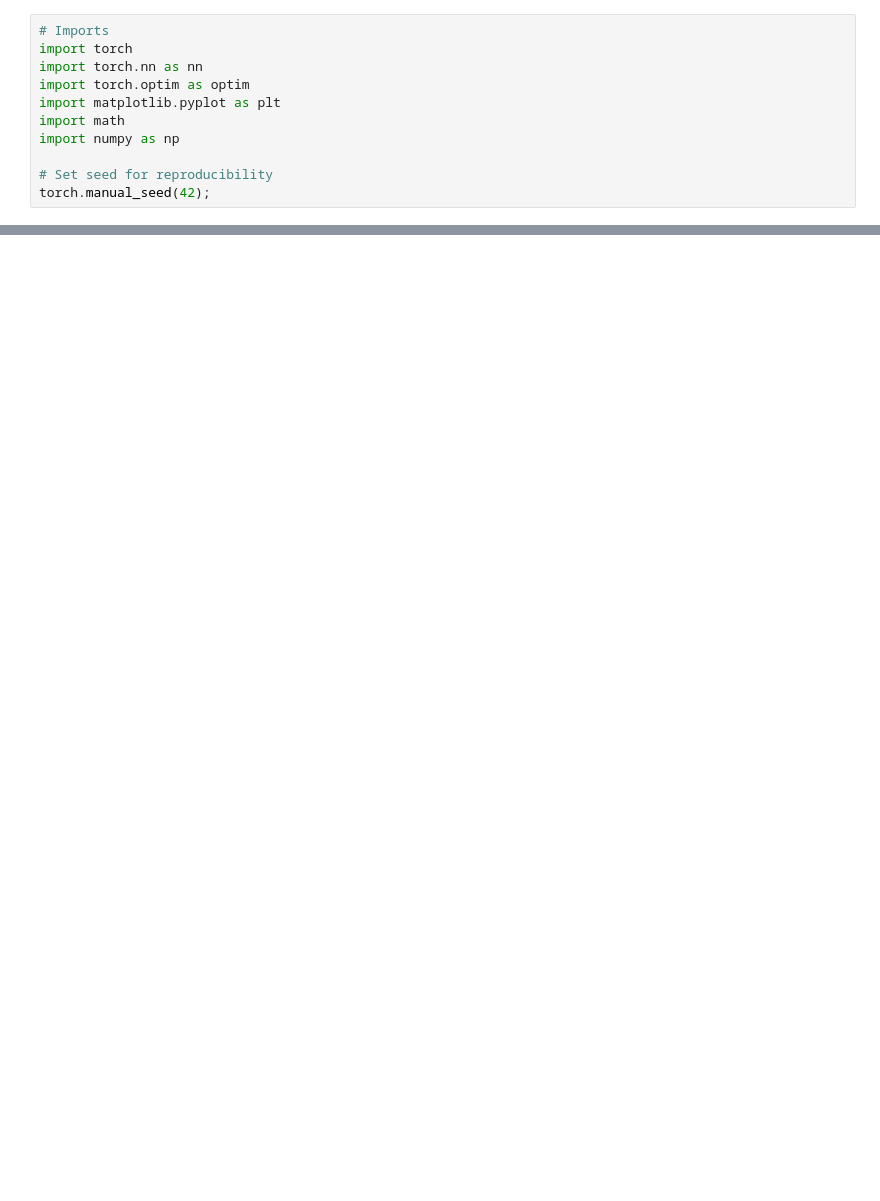
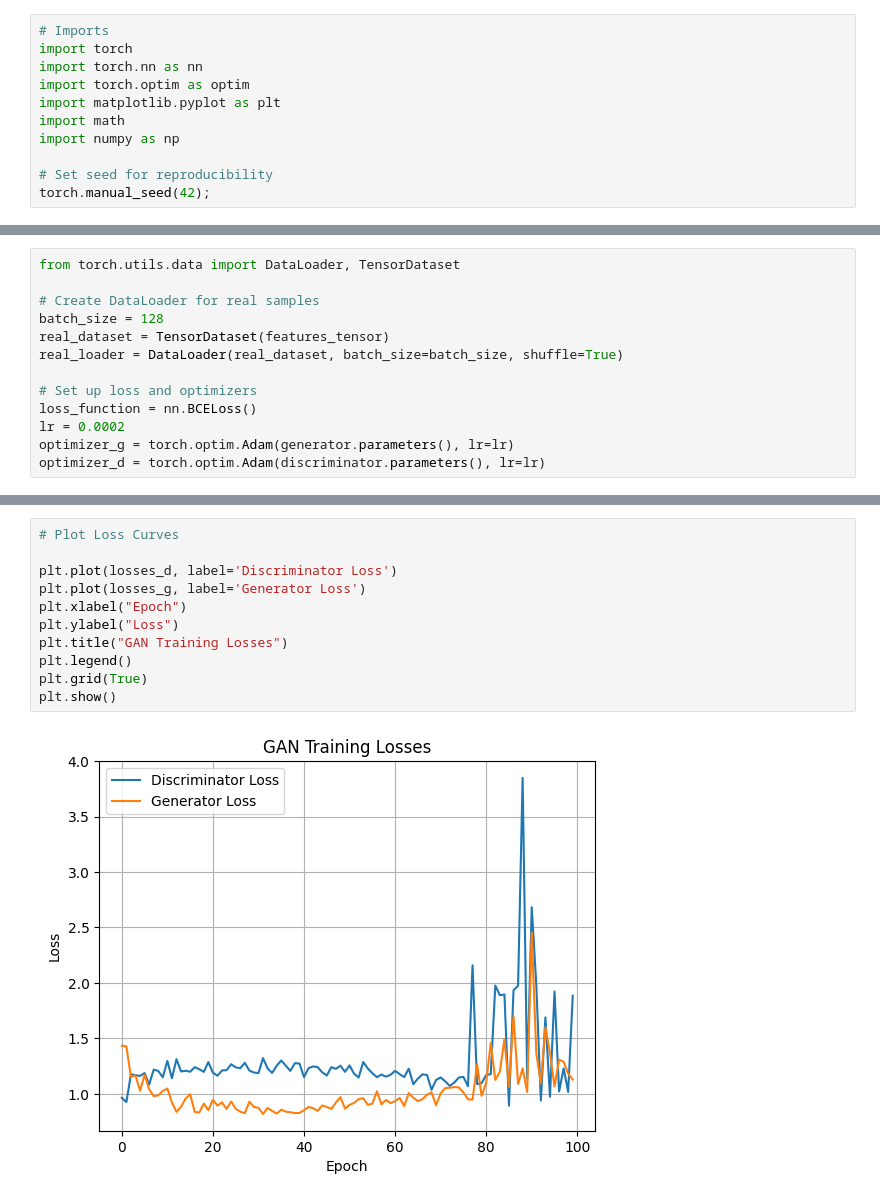
Before and after one commit to sudarshanmungi39/Generative-modelling-case-study-Cyber-Security-, a Jupyter notebook: research_assignment_2.ipynb, the cells around one changed output, grey strips where cells are left out. Saved outputs shown, nothing was run; the diff lists cells and outputs as text; blank space fills up the shorter version.

```diff
--- a/research_assignment_2.ipynb
+++ b/research_assignment_2.ipynb
@@ -231,0 +476,13 @@ plt.show()
+# %%
+from torch.utils.data import DataLoader, TensorDataset
+
+# Create DataLoader for real samples
+batch_size = 128
+real_dataset = TensorDataset(features_tensor)
+real_loader = DataLoader(real_dataset, batch_size=batch_size, shuffle=True)
+
+# Set up loss and optimizers
+loss_function = nn.BCELoss()
+lr = 0.0002
+optimizer_g = torch.optim.Adam(generator.parameters(), lr=lr)
+optimizer_d = torch.optim.Adam(discriminator.parameters(), lr=lr)
@@ -231,0 +546,13 @@ plt.show()
+# %%
+# Plot Loss Curves
+
+plt.plot(losses_d, label='Discriminator Loss')
+plt.plot(losses_g, label='Generator Loss')
+plt.xlabel("Epoch")
+plt.ylabel("Loss")
+plt.title("GAN Training Losses")
+plt.legend()
+plt.grid(True)
+plt.show()
+# %% [output]
+[figure, added]
```
Also changed, not shown: parts of 28 cells of this notebook.
